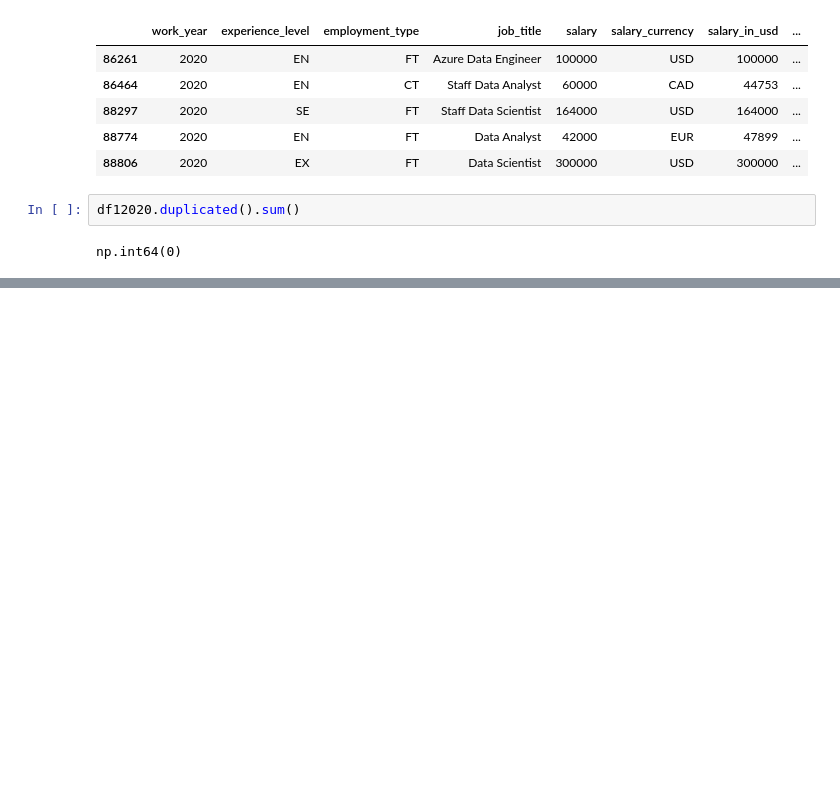
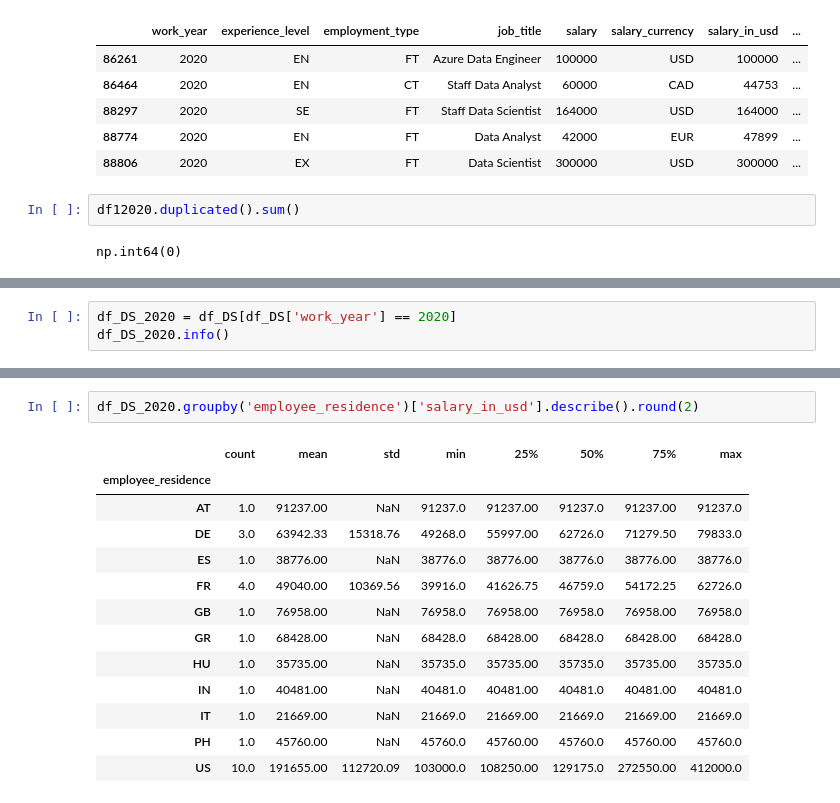
Before and after one commit to Fjmarvalr/Analisis-de-datos-de-Salarios, a Jupyter notebook: jl_analysis.ipynb, the cells around one changed output, grey strips where cells are left out. Drawn from its saved outputs; the diff is of its cells as text; blank space fills up the shorter version.

```diff
--- a/jl_analysis.ipynb
+++ b/jl_analysis.ipynb
@@ -97,0 +131,3 @@ np.int64(0)
+# %%
+df_DS_2020 = df_DS[df_DS['work_year'] == 2020]
+df_DS_2020.info()
@@ -97,0 +176,16 @@ np.int64(0)
+# %%
+df_DS_2020.groupby('employee_residence')['salary_in_usd'].describe().round(2)
+# %% [output]
+|  | count | mean | std | min | 25% | 50% | 75% | max |
+| employee_residence |  |  |  |  |  |  |  |  |
+| AT | 1.0 | 91237.00 | NaN | 91237.0 | 91237.00 | 91237.0 | 91237.00 | 91237.0 |
+| DE | 3.0 | 63942.33 | 15318.76 | 49268.0 | 55997.00 | 62726.0 | 71279.50 | 79833.0 |
+| ES | 1.0 | 38776.00 | NaN | 38776.0 | 38776.00 | 38776.0 | 38776.00 | 38776.0 |
+| FR | 4.0 | 49040.00 | 10369.56 | 39916.0 | 41626.75 | 46759.0 | 54172.25 | 62726.0 |
+| GB | 1.0 | 76958.00 | NaN | 76958.0 | 76958.00 | 76958.0 | 76958.00 | 76958.0 |
+| GR | 1.0 | 68428.00 | NaN | 68428.0 | 68428.00 | 68428.0 | 68428.00 | 68428.0 |
+| HU | 1.0 | 35735.00 | NaN | 35735.0 | 35735.00 | 35735.0 | 35735.00 | 35735.0 |
+| IN | 1.0 | 40481.00 | NaN | 40481.0 | 40481.00 | 40481.0 | 40481.00 | 40481.0 |
+| IT | 1.0 | 21669.00 | NaN | 21669.0 | 21669.00 | 21669.0 | 21669.00 | 21669.0 |
+| PH | 1.0 | 45760.00 | NaN | 45760.0 | 45760.00 | 45760.0 | 45760.00 | 45760.0 |
+| US | 10.0 | 191655.00 | 112720.09 | 103000.0 | 108250.00 | 129175.0 | 272550.00 | 412000.0 |
```
Also changed, not shown: parts of 11 cells of this notebook.
